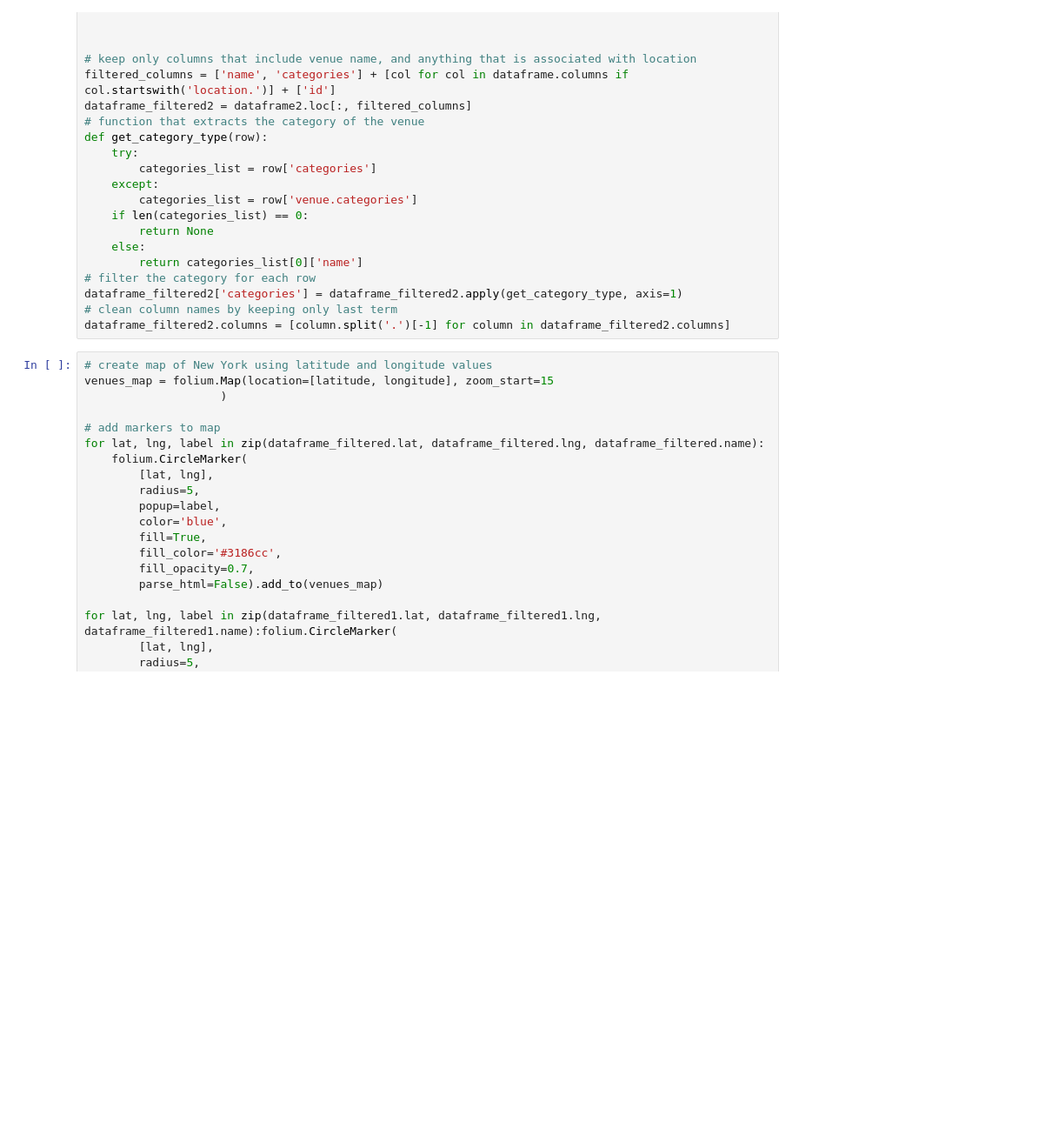
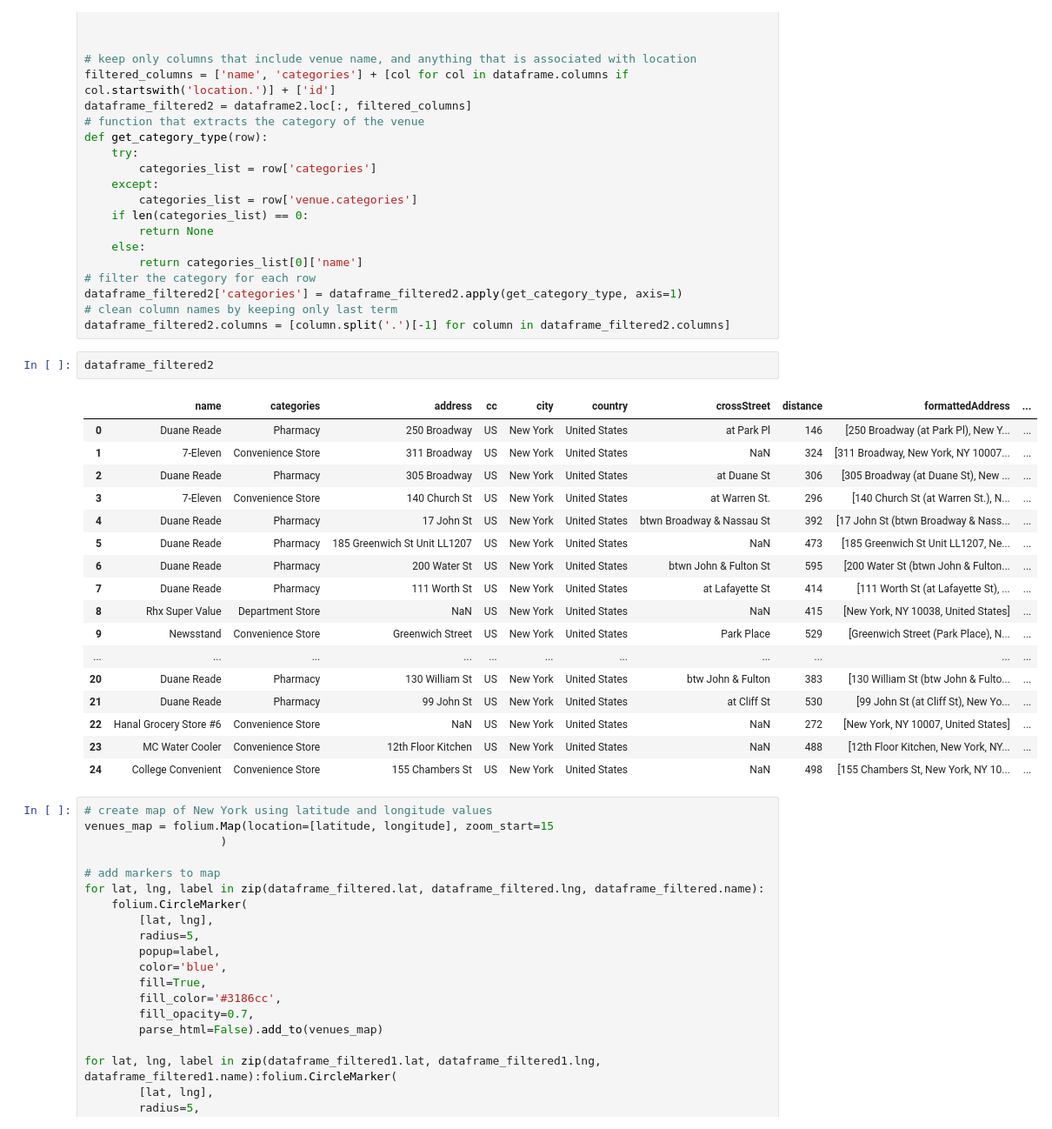
Before and after one commit to johnsccl123/IBM-Watson-Notebook, a Jupyter notebook: Business Project.ipynb, the cells around one changed output. Shown at 87% size. Saved outputs shown, nothing was run; the diff lists cells and outputs as text; blank space fills up the shorter version.

```diff
--- a/Business Project.ipynb
+++ b/Business Project.ipynb
@@ -157,6 +157,26 @@ def get_category_type(row):
 dataframe_filtered2['categories'] = dataframe_filtered2.apply(get_category_type, axis=1)
 # clean column names by keeping only last term
 dataframe_filtered2.columns = [column.split('.')[-1] for column in dataframe_filtered2.columns]
+# %%
+dataframe_filtered2
+# %% [output]
+|  | name | categories | address | cc | city | country | crossStreet | distance | formattedAddress | ... |
+| 0 | Duane Reade | Pharmacy | 250 Broadway | US | New York | United States | at Park Pl | 146 | [250 Broadway (at Park Pl), New Y... | ... |
+| 1 | 7-Eleven | Convenience Store | 311 Broadway | US | New York | United States | NaN | 324 | [311 Broadway, New York, NY 10007... | ... |
+| 2 | Duane Reade | Pharmacy | 305 Broadway | US | New York | United States | at Duane St | 306 | [305 Broadway (at Duane St), New ... | ... |
+| 3 | 7-Eleven | Convenience Store | 140 Church St | US | New York | United States | at Warren St. | 296 | [140 Church St (at Warren St.), N... | ... |
+| 4 | Duane Reade | Pharmacy | 17 John St | US | New York | United States | btwn Broadway & Nassau St | 392 | [17 John St (btwn Broadway & Nass... | ... |
+| 5 | Duane Reade | Pharmacy | 185 Greenwich St Unit LL1207 | US | New York | United States | NaN | 473 | [185 Greenwich St Unit LL1207, Ne... | ... |
+| 6 | Duane Reade | Pharmacy | 200 Water St | US | New York | United States | btwn John & Fulton St | 595 | [200 Water St (btwn John & Fulton... | ... |
+| 7 | Duane Reade | Pharmacy | 111 Worth St | US | New York | United States | at Lafayette St | 414 | [111 Worth St (at Lafayette St), ... | ... |
+| 8 | Rhx Super Value | Department Store | NaN | US | New York | United States | NaN | 415 | [New York, NY 10038, United States] | ... |
+| 9 | Newsstand | Convenience Store | Greenwich Street | US | New York | United States | Park Place | 529 | [Greenwich Street (Park Place), N... | ... |
+| ... | ... | ... | ... | ... | ... | ... | ... | ... | ... | ... |
+| 20 | Duane Reade | Pharmacy | 130 William St | US | New York | United States | btw John & Fulton | 383 | [130 William St (btw John & Fulto... | ... |
+| 21 | Duane Reade | Pharmacy | 99 John St | US | New York | United States | at Cliff St | 530 | [99 John St (at Cliff St), New Yo... | ... |
+| 22 | Hanal Grocery Store #6 | Convenience Store | NaN | US | New York | United States | NaN | 272 | [New York, NY 10007, United States] | ... |
+| 23 | MC Water Cooler | Convenience Store | 12th Floor Kitchen | US | New York | United States | NaN | 488 | [12th Floor Kitchen, New York, NY... | ... |
+| 24 | College Convenient | Convenience Store | 155 Chambers St | US | New York | United States | NaN | 498 | [155 Chambers St, New York, NY 10... | ... |
 # %%
 # create map of New York using latitude and longitude values
 venues_map = folium.Map(location=[latitude, longitude], zoom_start=15
```
Also changed, not shown: parts of 18 cells of this notebook.
